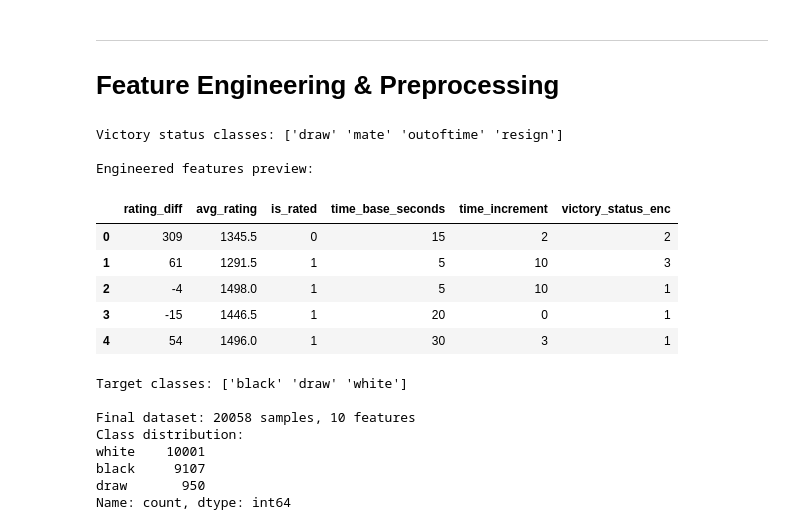
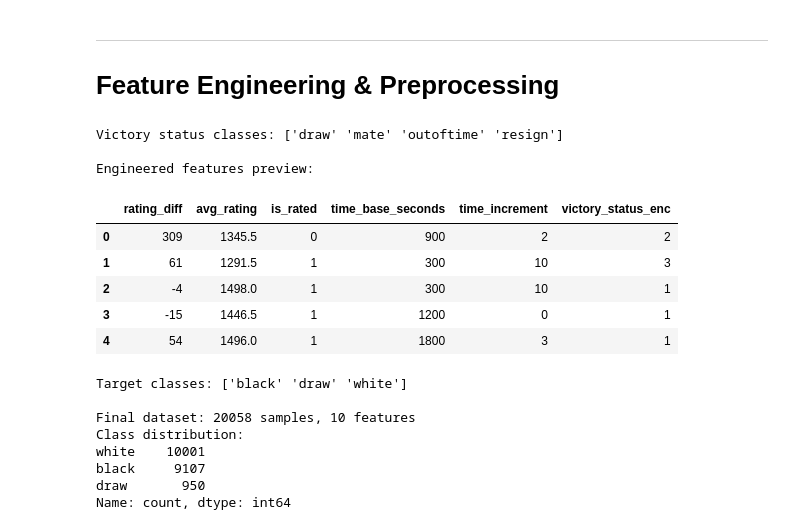
Before and after one commit to uriel-olayinka/ML_chess, a Jupyter notebook: final_notebook.ipynb, the cells around one changed output. Saved outputs shown, nothing was run; the diff lists cells and outputs as text; code cells hidden in the pictures.

```diff
--- a/final_notebook.ipynb
+++ b/final_notebook.ipynb
@@ -143,39 +143,39 @@ df_model['is_rated'] = df_model['rated'].astype(int)
 def parse_time_control(tc):
     try:
         parts = str(tc).split('+')
-        return int(parts[0])
+        return int(parts[0]) * 60
     except:
         return np.nan
 
 df_model['time_base_seconds'] = df_model['increment_code'].apply(parse_time_control)
 
 # Extract time increment  ─────────────────────────────────
 def parse_increment(tc):
     try:
         parts = str(tc).split('+')
         return int(parts[1])
     except:
         return 0
 
 df_model['time_increment'] = df_model['increment_code'].apply(parse_increment)
 
 # Label encode game end status (mate, out of time, resign, draw)
 le_victory = LabelEncoder()
 df_model['victory_status_enc'] = le_victory.fit_transform(df_model['victory_status'].astype(str))
 print("Victory status classes:", le_victory.classes_)
 
 print("\nEngineered features preview:")
 df_model[['rating_diff', 'avg_rating', 'is_rated', 'time_base_seconds', 'time_increment', 'victory_status_enc']].head()
 # %% [output]
 Victory status classes: ['draw' 'mate' 'outoftime' 'resign']
 
 Engineered features preview:
 |  | rating_diff | avg_rating | is_rated | time_base_seconds | time_increment | victory_status_enc |
-| 0 | 309 | 1345.5 | 0 | 15 | 2 | 2 |
-| 1 | 61 | 1291.5 | 1 | 5 | 10 | 3 |
-| 2 | -4 | 1498.0 | 1 | 5 | 10 | 1 |
-| 3 | -15 | 1446.5 | 1 | 20 | 0 | 1 |
-| 4 | 54 | 1496.0 | 1 | 30 | 3 | 1 |
+| 0 | 309 | 1345.5 | 0 | 900 | 2 | 2 |
+| 1 | 61 | 1291.5 | 1 | 300 | 10 | 3 |
+| 2 | -4 | 1498.0 | 1 | 300 | 10 | 1 |
+| 3 | -15 | 1446.5 | 1 | 1200 | 0 | 1 |
+| 4 | 54 | 1496.0 | 1 | 1800 | 3 | 1 |
 # %%
 FEATURES = [
     'rating_diff',
```
Also changed, not shown: parts of 8 cells of this notebook, 7 other files.
